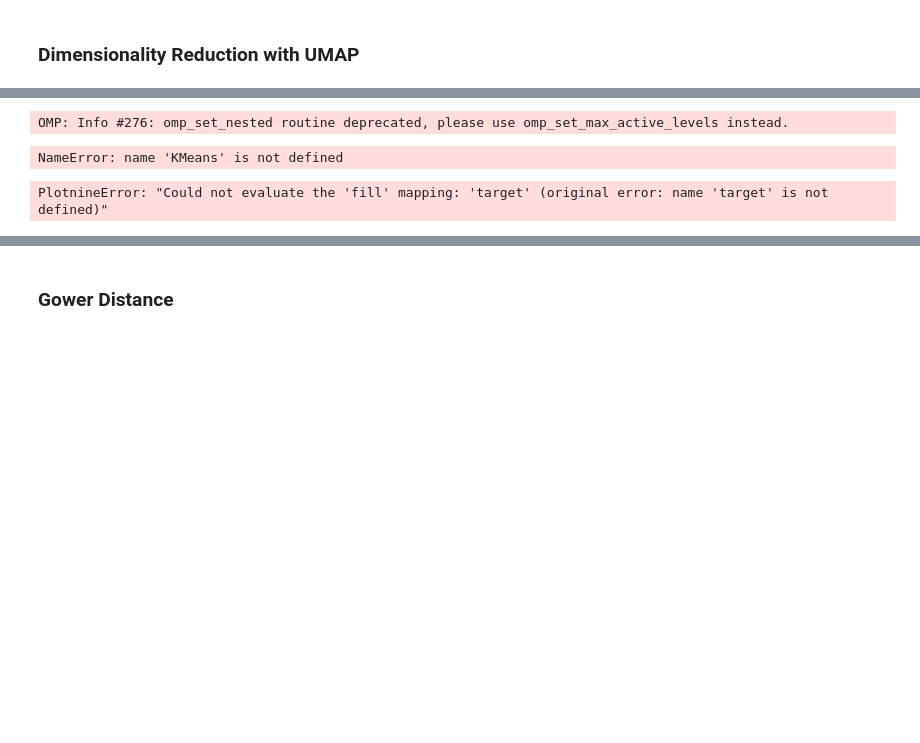
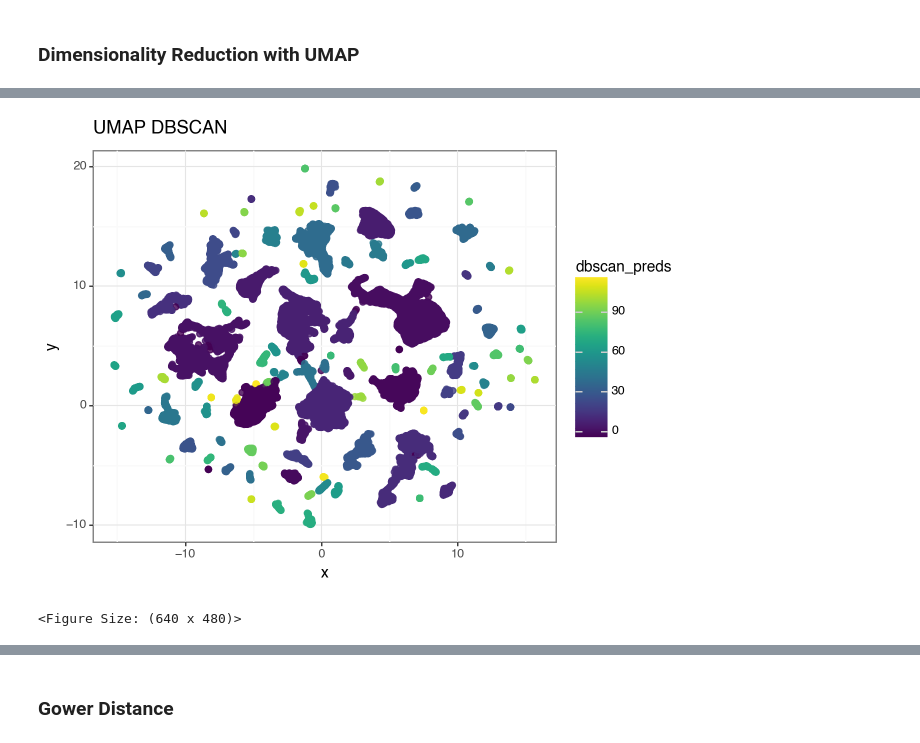
Before and after one commit to zhuravlstrogo/HarmfulHTTP, a Jupyter notebook: notebooks/make_cluster.ipynb, the cells around one changed output, grey strips where cells are left out. Saved outputs shown, nothing was run; the diff lists cells and outputs as text; code cells hidden in the pictures; blank space fills up the shorter version.

```diff
--- a/notebooks/make_cluster.ipynb
+++ b/notebooks/make_cluster.ipynb
@@ -36,3 +64,6 @@ dataset_transformed = pd.read_csv('embeddings.csv')
+# %%
+dataset.drop(['CLIENT_IP', 'CLIENT_IP.1'], axis=1, inplace=True)
 # %%
-num_clusters = 50
-random_state = 32
+scaler = StandardScaler()
+dataset = scaler.fit_transform(dataset)
+dataset.shape
@@ -111,38 +104,34 @@ def plot_2d_umap(df, intersection=False):
 # %%
-UMAP_2D_data = dataset.copy()
+# UMAP_2D_data = dataset.copy()
+UMAP_2D_data = pd.DataFrame()
+UMAP_2D_data['x'] = umap_embedding[:,0]
+UMAP_2D_data['y'] = umap_embedding[:,1]
 # %%
-%%time
-numeric, categorical, combined, embedding_ =  plot_2d_umap(UMAP_2D_data, intersection=True)
-
-UMAP_2D_data['x'] = embedding_[:,0]
-UMAP_2D_data['y'] = embedding_[:,1]
-
-# UMAP_2D_data['target'] = labels
+num_clusters = 32
+random_state = 32
 
 
-UMAP_clusterer = KMeans(n_clusters=num_clusters, init='k-means++',
+dbscan_clusterer = DBSCAN(eps=0.3, min_samples=10).fit(umap_embedding)
+
+kmeans_clusterer = KMeans(n_clusters=num_clusters, init='k-means++',
                         verbose=0, random_state=random_state,
-                        algorithm='auto').fit(embedding_)
+                        algorithm='auto').fit(umap_embedding)
 
-UMAP_2D_data["preds"] = UMAP_clusterer.labels_
-UMAP_2D_data["preds"] = UMAP_2D_data["preds"].apply(str)
-
-predictions['UMAP_2D_preds'] = UMAP_clusterer.labels_
+UMAP_2D_data["kmeans_preds"] = kmeans_clusterer.labels_
+UMAP_2D_data["dbscan_preds"] = dbscan_clusterer.labels_
-# %% [output]
-OMP: Info #276: omp_set_nested routine deprecated, please use omp_set_max_active_levels instead.
-NameError: name 'KMeans' is not defined
 # %%
-p1_umap = (p9.ggplot(UMAP_2D_data, p9.aes(x='x', y='y', fill='target', color='target'))
+dbscan_plot = (p9.ggplot(UMAP_2D_data, p9.aes(x='x', y='y', fill='dbscan_preds', color='dbscan_preds'))
       + p9.geom_point(alpha=0.8, size=2)
-      + p9.ggtitle('Bank Data UMAP Ground Truth')
+      + p9.ggtitle('UMAP DBSCAN')
       + p9.theme_bw())
 
-p2_umap = (p9.ggplot(UMAP_2D_data, p9.aes(x='x', y='y', fill='preds', color='preds'))
+kmeans_plot = (p9.ggplot(UMAP_2D_data, p9.aes(x='x', y='y', fill='kmeans_preds', color='kmeans_preds'))
       + p9.geom_point(alpha=0.8, size=2)
-      + p9.ggtitle('Bank Data UMAP Kmeans')
+      + p9.ggtitle(f'UMAP Kmeans num_clusters {num_clusters}')
       + p9.theme_bw())
 
-p1_umap
+dbscan_plot
 # %% [output]
+[figure, added]
-PlotnineError: "Could not evaluate the 'fill' mapping: 'target' (original error: name 'target' is not defined)"
+<Figure Size: (640 x 480)>
 # %%
```
Also changed, not shown: parts of 16 cells of this notebook, 1 other file.
